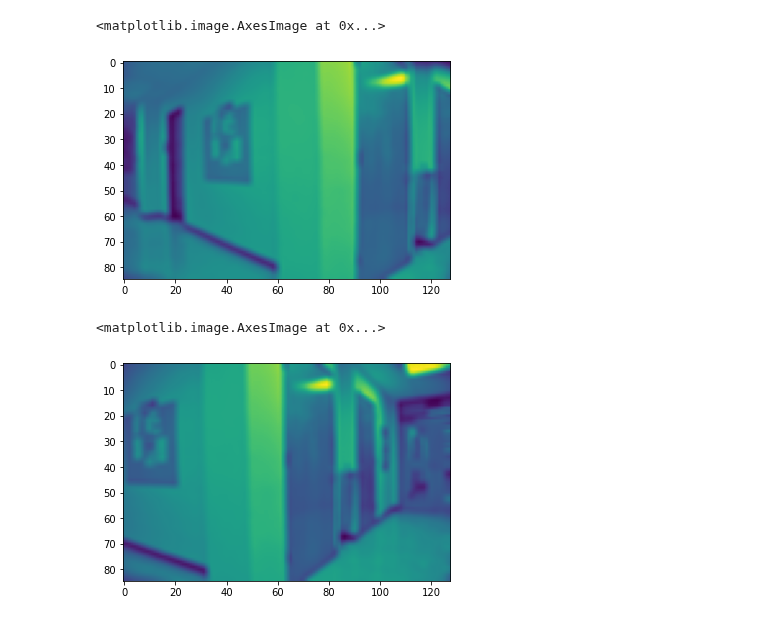
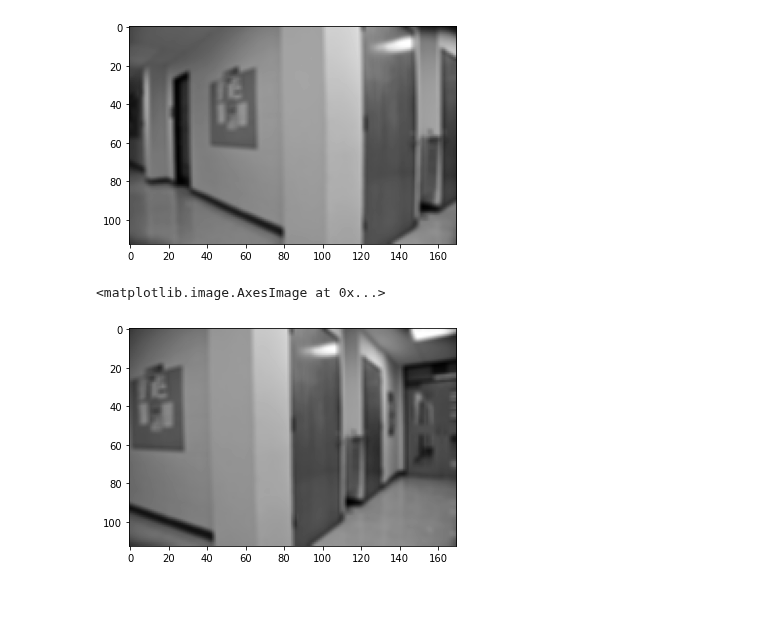
Before and after one commit to Tsmorz/computer-vision, a Jupyter notebook: Project 2/Harris Corner Matching.ipynb, the cells around one changed output. Cells and saved outputs as stored; diff of their text form; code cells hidden in the pictures.

```diff
--- a/Project 2/Harris Corner Matching.ipynb
+++ b/Project 2/Harris Corner Matching.ipynb
@@ -320,42 +326,36 @@ def patch2patch(corners1,corners2,width,num_matches):
 
     return matches
 # %%
-reduce = 4
+reduce = 3
 blur = 3
 
 # Load image1
 file = 'DanaHallWay1/DSC_0281.JPG'
 image = Image.open(file)
+# Reduce resolution
+image1 = reduceRes(image,reduce)
+# Convert to grayscale
+gray1 = rgb2gray(image1)
 
+# Load image2
+file = 'DanaHallWay1/DSC_0282.JPG'
+image = Image.open(file)
 # Reduce resolution
-image = reduceRes(image,reduce)
-
+image2 = reduceRes(image,reduce)
 # Convert to grayscale
-gray = rgb2gray(image)
-
-# Smooth image
-im1 = boxFilter(gray,blur)
-plt.imshow(im1)
+gray2 = rgb2gray(image2)
-# %% [output]
-<matplotlib.image.AxesImage at 0x...>
-[figure, removed]
-# %%
-# Load image2
-file = 'DanaHallWay1/DSC_0282.JPG'
-image = Image.open(file)
-
-# Reduce resolution
-image = reduceRes(image,reduce)
-
-# Convert to grayscale
-gray = rgb2gray(image)
-
-# Smooth image
-im2 = boxFilter(gray,blur)
-plt.imshow(im2)
-# %% [output]
-<matplotlib.image.AxesImage at 0x...>
-[figure, removed]
+# %%
+# Smooth image
+im1 = boxFilter(gray1,blur)
+im2 = boxFilter(gray2,blur)
+
+plt.imshow(im1,cmap='gray')
+plt.show()
+plt.imshow(im2,cmap='gray')
+# %% [output]
+[figure, added]
+<matplotlib.image.AxesImage at 0x...>
+[figure, added]
 # %%
 # Find sparse corners
 print('Finding corners...')
```
Also changed, not shown: parts of 5 cells of this notebook, 1 other file.
